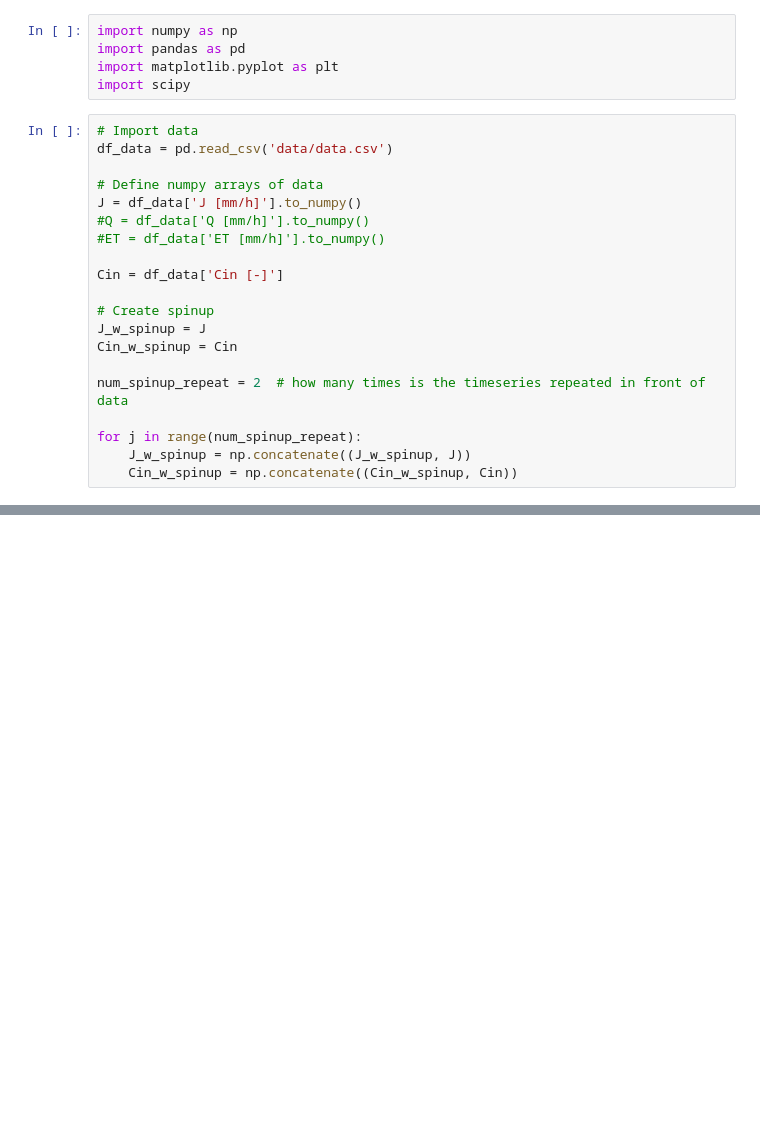
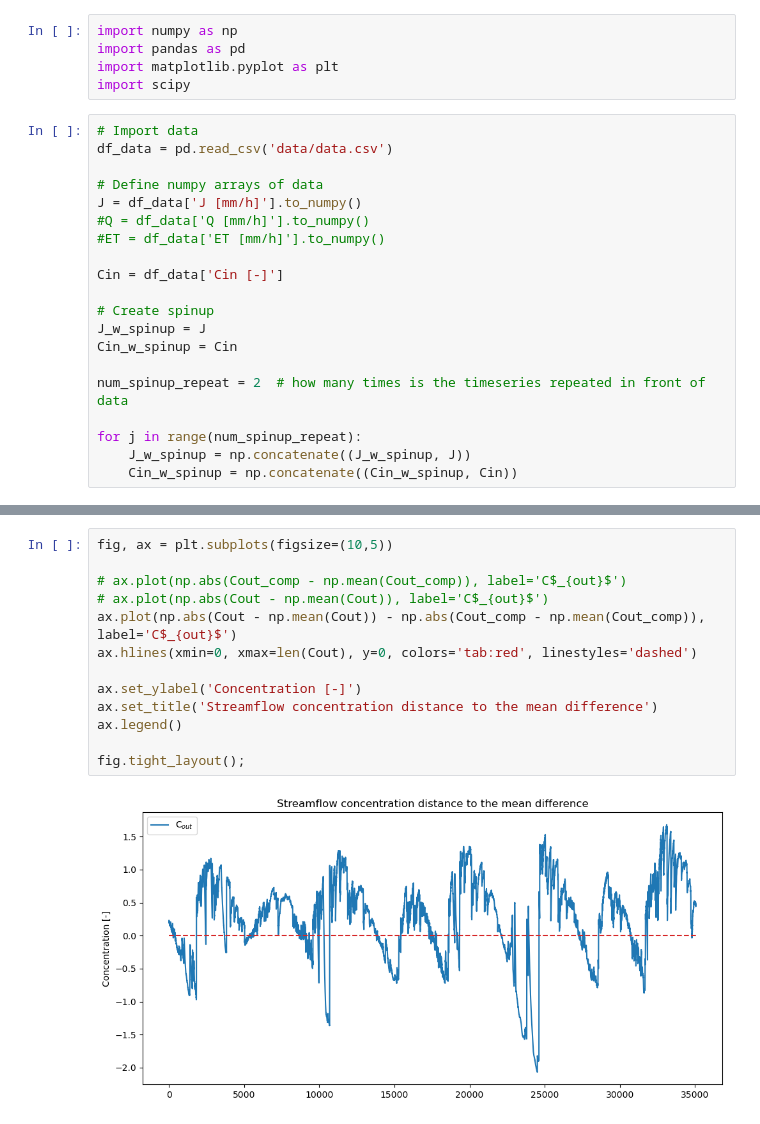
Before and after one commit to rmiazza/buckets_chain, a Jupyter notebook: buckets_chain_spinup_conc.ipynb, the cells around one changed output, grey strips where cells are left out. Drawn from its saved outputs; the diff is of its cells as text; blank space fills up the shorter version.

Commit message:
Added concentration computation

```diff
--- a/buckets_chain_spinup_conc.ipynb
+++ b/buckets_chain_spinup_conc.ipynb
@@ -195,0 +436,15 @@ fig.tight_layout();
+# %%
+fig, ax = plt.subplots(figsize=(10,5))
+
+# ax.plot(np.abs(Cout_comp - np.mean(Cout_comp)), label='C$_{out}$')
+# ax.plot(np.abs(Cout - np.mean(Cout)), label='C$_{out}$')
+ax.plot(np.abs(Cout - np.mean(Cout)) - np.abs(Cout_comp - np.mean(Cout_comp)), label='C$_{out}$')
+ax.hlines(xmin=0, xmax=len(Cout), y=0, colors='tab:red', linestyles='dashed')
+
+ax.set_ylabel('Concentration [-]')
+ax.set_title('Streamflow concentration distance to the mean difference')
+ax.legend()
+
+fig.tight_layout();
+# %% [output]
+[figure, added]
```
Also changed, not shown: parts of 17 cells of this notebook.
